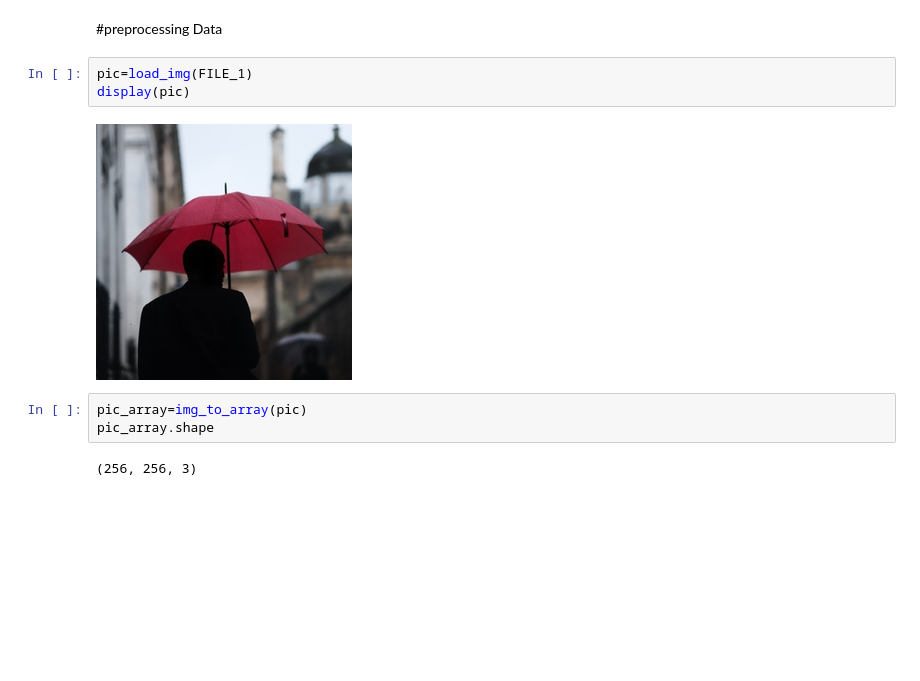
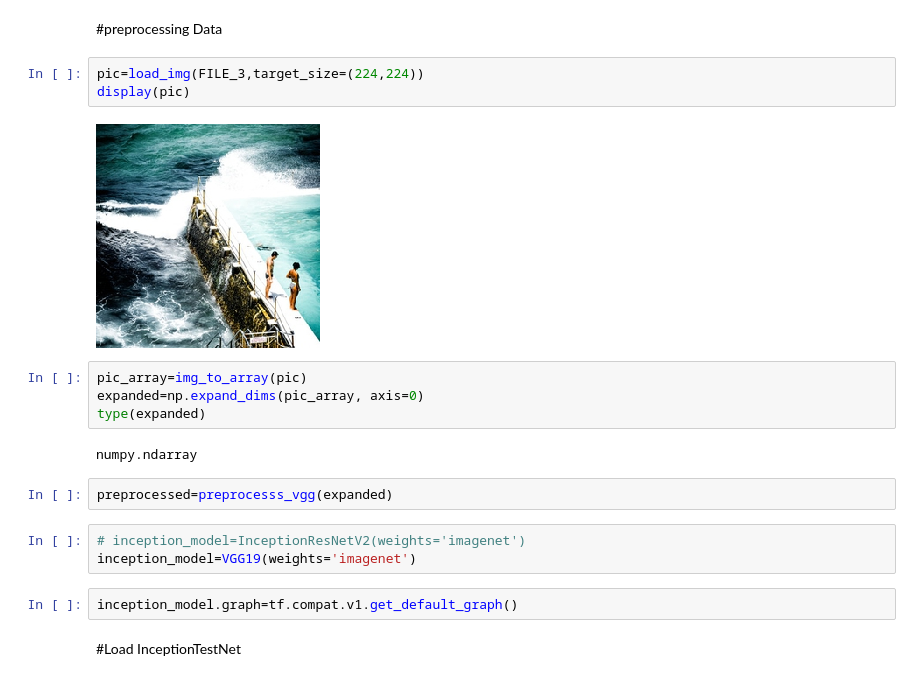
Before and after one commit to ahmadasmandar/python_tutorials, a Jupyter notebook: machine/09_Neural_Nets_Pretrained_Image.ipynb, the cells around one changed output. Cells and saved outputs as stored; diff of their text form; blank space fills up the shorter version.

Commit message:
complete the learn about keras models and first predict

```diff
--- a/machine/09_Neural_Nets_Pretrained_Image.ipynb
+++ b/machine/09_Neural_Nets_Pretrained_Image.ipynb
@@ -17,12 +19,22 @@ FILE_3= 'images/03 Ocean.jpg'
 # %% [markdown]
 #preprocessing Data
 # %%
-pic=load_img(FILE_1)
+pic=load_img(FILE_3,target_size=(224,224))
 display(pic)
 # %% [output]
-[figure, old version]
+[figure, new version]
 # %%
 pic_array=img_to_array(pic)
-pic_array.shape
+expanded=np.expand_dims(pic_array, axis=0)
+type(expanded)
 # %% [output]
-(256, 256, 3)
+numpy.ndarray
+# %%
+preprocessed=preprocesss_vgg(expanded)
+# %%
+# inception_model=InceptionResNetV2(weights='imagenet')
+inception_model=VGG19(weights='imagenet')
+# %%
+inception_model.graph=tf.compat.v1.get_default_graph()
+# %% [markdown]
+#Load InceptionTestNet
```
Also changed, not shown: parts of 6 cells of this notebook.
